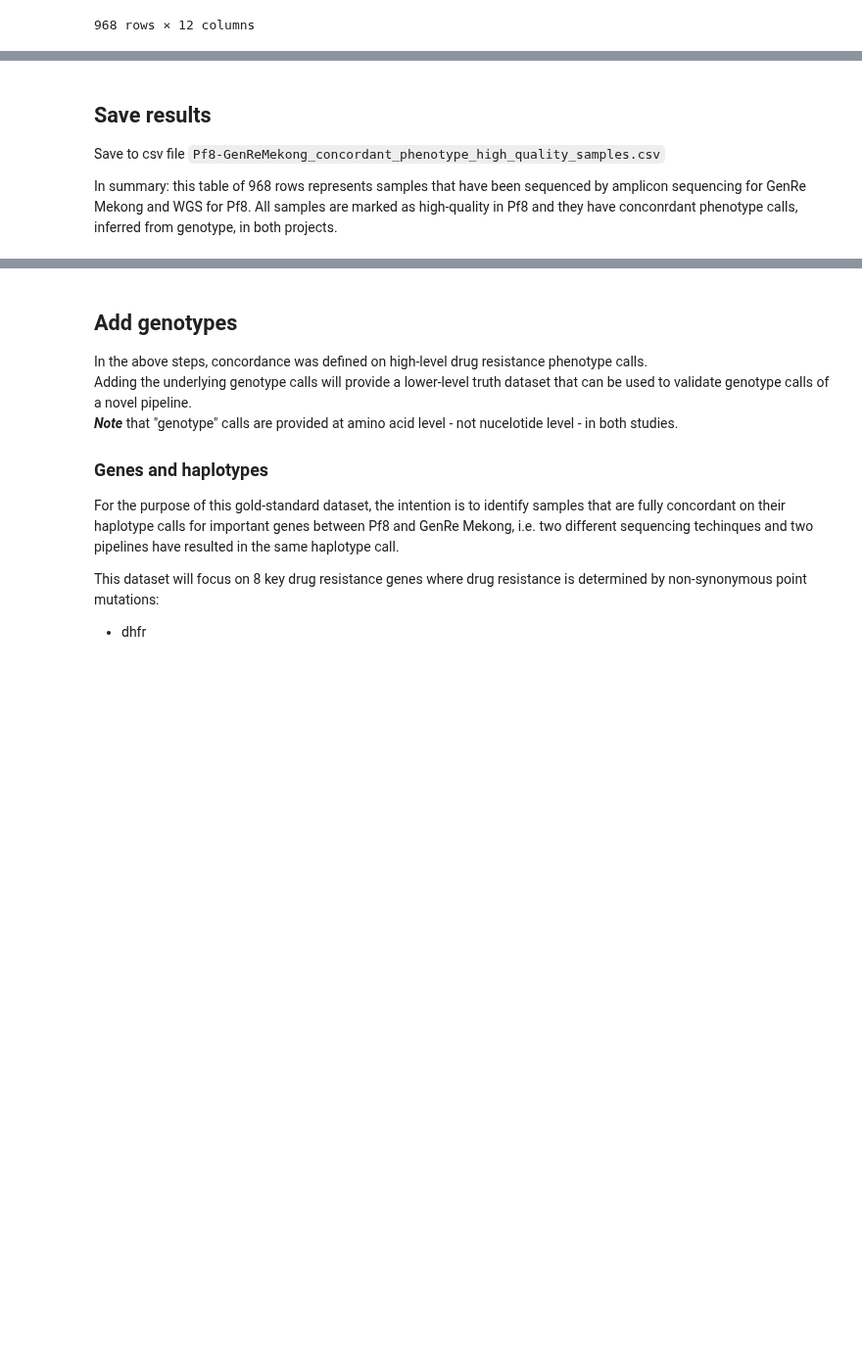
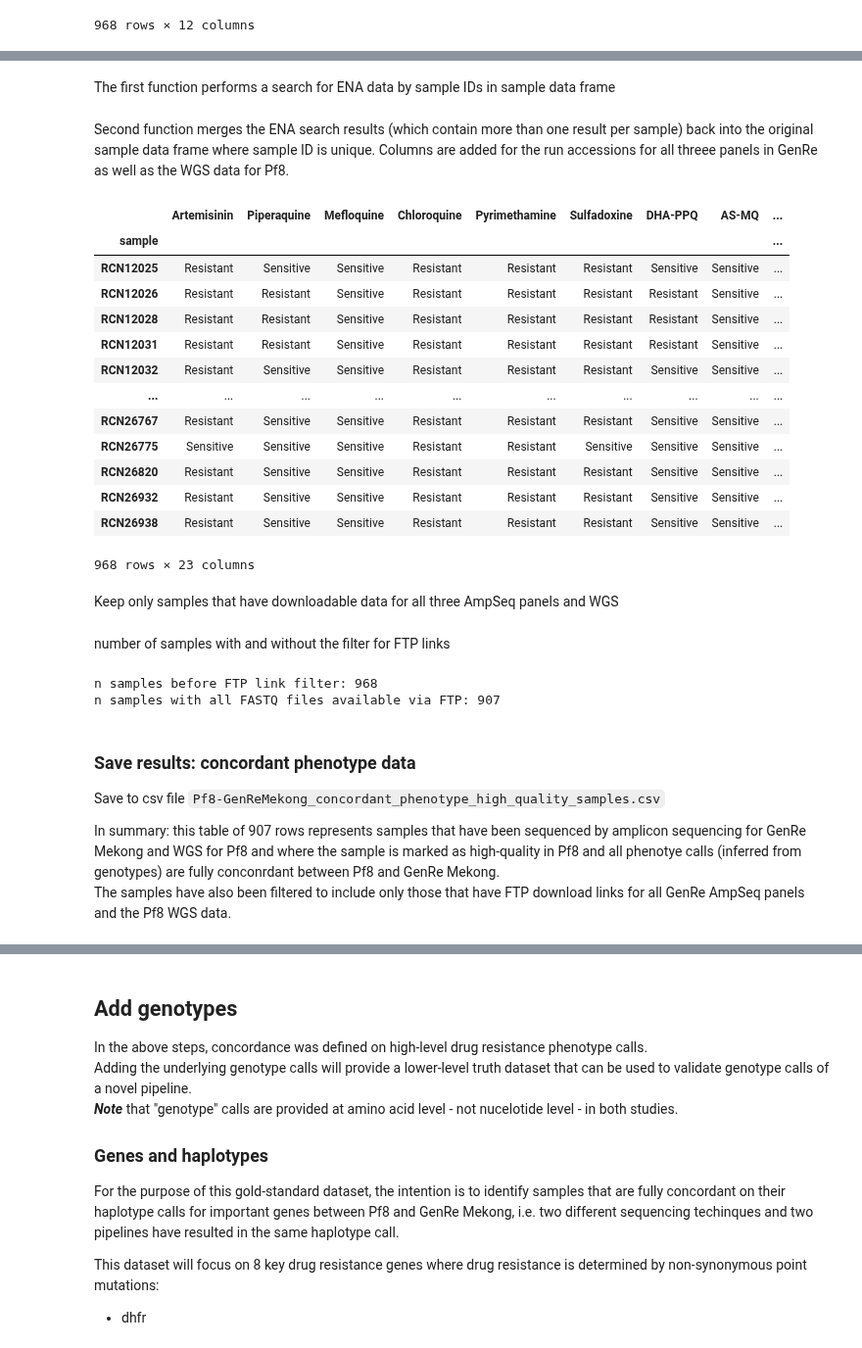
Before and after one commit to advISO-project/validation_malaria, a Jupyter notebook: real-world_gold-standard_data/Pf8-GenReMekong/pf8genre.ipynb, the cells around one changed output, grey strips where cells are left out. Shown at 98% size. Saved outputs shown, nothing was run; the diff lists cells and outputs as text; code cells hidden in the pictures; blank space fills up the shorter version.

````diff
--- a/real-world_gold-standard_data/Pf8-GenReMekong/pf8genre.ipynb
+++ b/real-world_gold-standard_data/Pf8-GenReMekong/pf8genre.ipynb
@@ -243,0 +254,27 @@ genre_pf8_conc_s_df
+# %% [markdown]
+The first function performs a search for ENA data by sample IDs in sample data frame
+# %%
+genre_pf8_conc_s_ena_result = create_ena_data_frame(genre_pf8_conc_s_df)
+# %% [markdown]
+Second function merges the ENA search results (which contain more than one result per sample) back into the original sample data frame where sample ID is unique. Columns are added for the run accessions for all threee panels in GenRe as well as the WGS data for Pf8.
+# %%
+genre_pf8_conc_s_ena_df = merge_ena_results_into_sample_data_genre_pf8(sample_data=genre_pf8_conc_s_df, ena_result=genre_pf8_conc_s_ena_result)
+# %%
+genre_pf8_conc_s_ena_df
+# %% [output]
+|  | Artemisinin | Piperaquine | Mefloquine | Chloroquine | Pyrimethamine | Sulfadoxine | DHA-PPQ | AS-MQ | ... |
+| sample |  |  |  |  |  |  |  |  | ... |
+| RCN12025 | Resistant | Sensitive | Sensitive | Resistant | Resistant | Resistant | Sensitive | Sensitive | ... |
+| RCN12026 | Resistant | Resistant | Sensitive | Resistant | Resistant | Resistant | Resistant | Sensitive | ... |
+| RCN12028 | Resistant | Resistant | Sensitive | Resistant | Resistant | Resistant | Resistant | Sensitive | ... |
+| RCN12031 | Resistant | Resistant | Sensitive | Resistant | Resistant | Resistant | Resistant | Sensitive | ... |
+| RCN12032 | Resistant | Sensitive | Sensitive | Resistant | Resistant | Resistant | Sensitive | Sensitive | ... |
+| ... | ... | ... | ... | ... | ... | ... | ... | ... | ... |
+| RCN26767 | Resistant | Sensitive | Sensitive | Resistant | Resistant | Resistant | Sensitive | Sensitive | ... |
+| RCN26775 | Sensitive | Sensitive | Sensitive | Resistant | Resistant | Sensitive | Sensitive | Sensitive | ... |
+| RCN26820 | Resistant | Sensitive | Sensitive | Resistant | Resistant | Resistant | Sensitive | Sensitive | ... |
+| RCN26932 | Resistant | Sensitive | Sensitive | Resistant | Resistant | Resistant | Sensitive | Sensitive | ... |
+| RCN26938 | Resistant | Sensitive | Sensitive | Resistant | Resistant | Resistant | Sensitive | Sensitive | ... |
+968 rows × 23 columns
+# %% [markdown]
+Keep only samples that have downloadable data for all three AmpSeq panels and WGS
@@ -244,7 +289,16 @@ genre_pf8_conc_s_df
+# %% [markdown]
+number of samples with and without the filter for FTP links
+# %%
+print(f'n samples before FTP link filter: {len(genre_pf8_conc_s_ena_df)}')
+print(f'n samples with all FASTQ files available via FTP: {len(genre_pf8_conc_s_ena2_df)}')
+# %% [output]
+n samples before FTP link filter: 968
+n samples with all FASTQ files available via FTP: 907
 # %% [markdown]
-## Save results
+### Save results: concordant phenotype data
 Save to csv file
 ```Pf8-GenReMekong_concordant_phenotype_high_quality_samples.csv```
 
-In summary: this table of 968 rows represents samples that have been sequenced by amplicon sequencing for GenRe Mekong and WGS for Pf8. All samples are marked as high-quality in Pf8 and they have conconrdant phenotype calls, inferred from genotype, in both projects.
+In summary: this table of 907 rows represents samples that have been sequenced by amplicon sequencing for GenRe Mekong and WGS for Pf8 and where the  sample is marked as high-quality in Pf8 and all phenotye calls (inferred from genotypes) are fully conconrdant between Pf8 and GenRe Mekong.
+The samples have also been filtered to include only those that have FTP download links for all GenRe AmpSeq panels and the Pf8 WGS data.
 # %%
````
Also changed, not shown: parts of 39 cells of this notebook, 13 other files.
